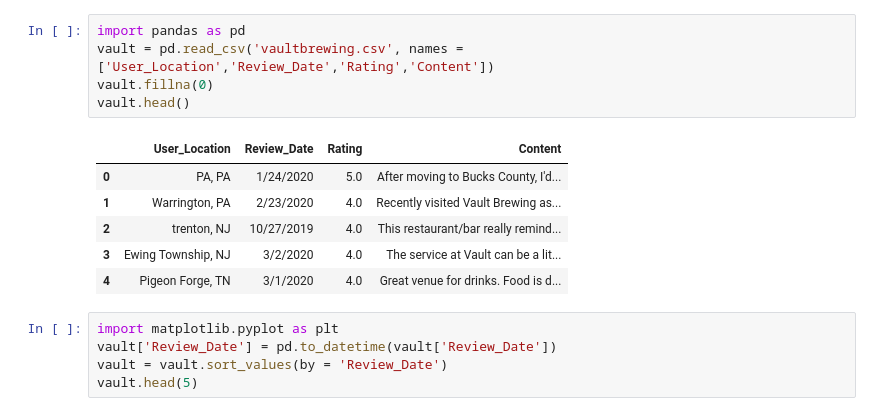
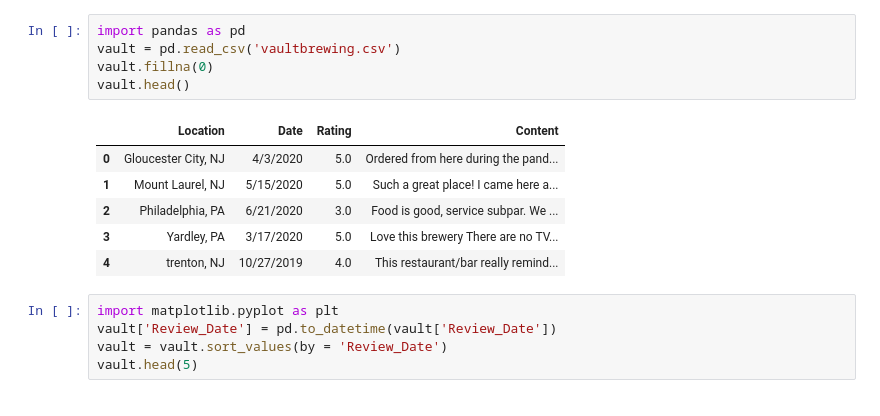
Before and after one commit to pizacd/Vault-Brewing-Co_Yelp-Data, a Jupyter notebook: vaultbrewing_analysis.ipynb, the cells around one changed output. Saved outputs shown, nothing was run; the diff lists cells and outputs as text.

```diff
--- a/vaultbrewing_analysis.ipynb
+++ b/vaultbrewing_analysis.ipynb
@@ -1,15 +1,15 @@
 # %%
 import pandas as pd
-vault = pd.read_csv('vaultbrewing.csv', names = ['User_Location','Review_Date','Rating','Content'])
+vault = pd.read_csv('vaultbrewing.csv')
 vault.fillna(0)
 vault.head()
 # %% [output]
-|  | User_Location | Review_Date | Rating | Content |
-| 0 | PA, PA | 1/24/2020 | 5.0 | After moving to Bucks County, I'd... |
-| 1 | Warrington, PA | 2/23/2020 | 4.0 | Recently visited Vault Brewing as... |
-| 2 | trenton, NJ | 10/27/2019 | 4.0 | This restaurant/bar really remind... |
-| 3 | Ewing Township, NJ | 3/2/2020 | 4.0 | The service at Vault can be a lit... |
-| 4 | Pigeon Forge, TN | 3/1/2020 | 4.0 | Great venue for drinks. Food is d... |
+|  | Location | Date | Rating | Content |
+| 0 | Gloucester City, NJ | 4/3/2020 | 5.0 | Ordered from here during the pand... |
+| 1 | Mount Laurel, NJ | 5/15/2020 | 5.0 | Such a great place! I came here a... |
+| 2 | Philadelphia, PA | 6/21/2020 | 3.0 | Food is good, service subpar. We ... |
+| 3 | Yardley, PA | 3/17/2020 | 5.0 | Love this brewery There are no TV... |
+| 4 | trenton, NJ | 10/27/2019 | 4.0 | This restaurant/bar really remind... |
 # %%
 import matplotlib.pyplot as plt
 vault['Review_Date'] = pd.to_datetime(vault['Review_Date'])
```
